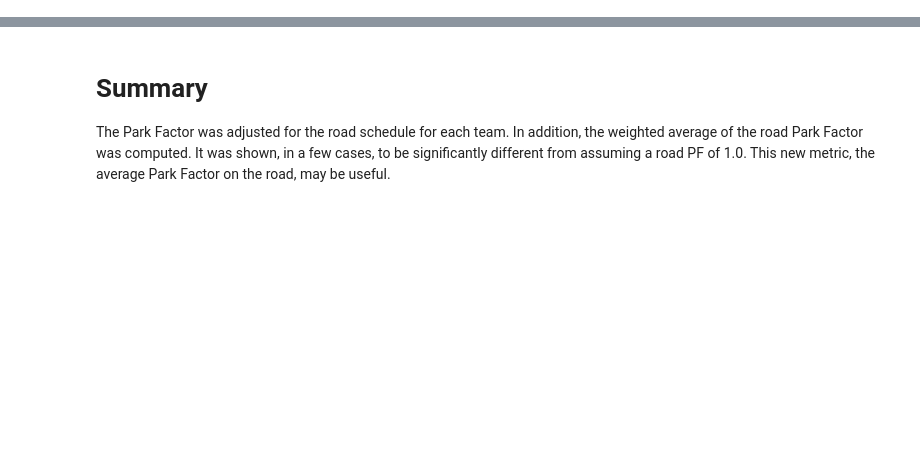
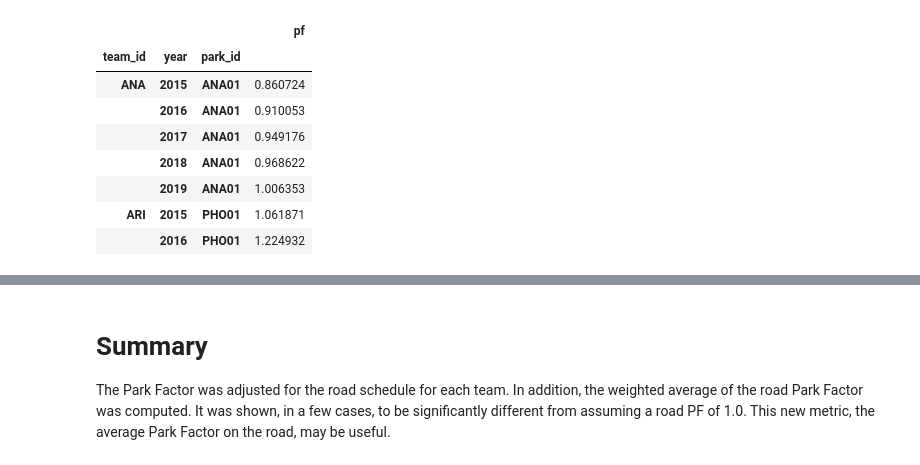
Before and after one commit to sdiehl28/baseball-analytics, a Jupyter notebook: baseball_jupyter_nb/03b_ParkFactor_CSV.ipynb, the cells around one changed output, grey strips where cells are left out. Saved outputs shown, nothing was run; the diff lists cells and outputs as text; code cells hidden in the pictures; blank space fills up the shorter version.

Commit message:
improve PF-accounting-for-road-schedule NB

```diff
--- a/baseball_jupyter_nb/03b_ParkFactor_CSV.ipynb
+++ b/baseball_jupyter_nb/03b_ParkFactor_CSV.ipynb
@@ -465,0 +158,41 @@ Name: pf_avg_road, dtype: float64
+# %%
+def compute_pf(home_parks_runs, road_totals):
+    """Compute Park Factor."""
+
+    pf = home_parks_runs['r_avg'] / road_totals['r_avg']
+    pf = pf.to_frame()
+    pf.columns = ['pf']
+
+    return pf
+# %%
+# find which games to remove and remove them
+tg_parks = create_tg_parks(team_game, game)
+home_parks = create_home_parks(tg_parks)
+home_parks_bats_last = create_home_parks_bats_last(home_parks, team_game, tg_parks)
+team_game = remove_games(home_parks_bats_last, team_game)
+
+# recompute tg_parks with fewer games
+tg_parks = create_tg_parks(team_game, game)
+# %%
+# compute runs scored and runs allowed
+runs_scored = compute_runs_scored(tg_parks)
+runs_allowed = compute_runs_allowed(tg_parks)
+runs_total = compute_runs_total(runs_scored, runs_allowed)
+# %%
+# pull in the pf from home_parks_runs
+home_parks_runs = create_home_parks_runs(runs_total)
+road_parks_runs = create_road_parks_runs(runs_total)
+road_totals = compute_road_totals(road_parks_runs)
+# %%
+pf = compute_pf(home_parks_runs, road_totals)
+pf.head(7)
+# %% [output]
+|  |  |  | pf |
+| team_id | year | park_id |  |
+| ANA | 2015 | ANA01 | 0.860724 |
+|  | 2016 | ANA01 | 0.910053 |
+|  | 2017 | ANA01 | 0.949176 |
+|  | 2018 | ANA01 | 0.968622 |
+|  | 2019 | ANA01 | 1.006353 |
+| ARI | 2015 | PHO01 | 1.061871 |
+|  | 2016 | PHO01 | 1.224932 |
```
Also changed, not shown: parts of 91 cells of this notebook.
